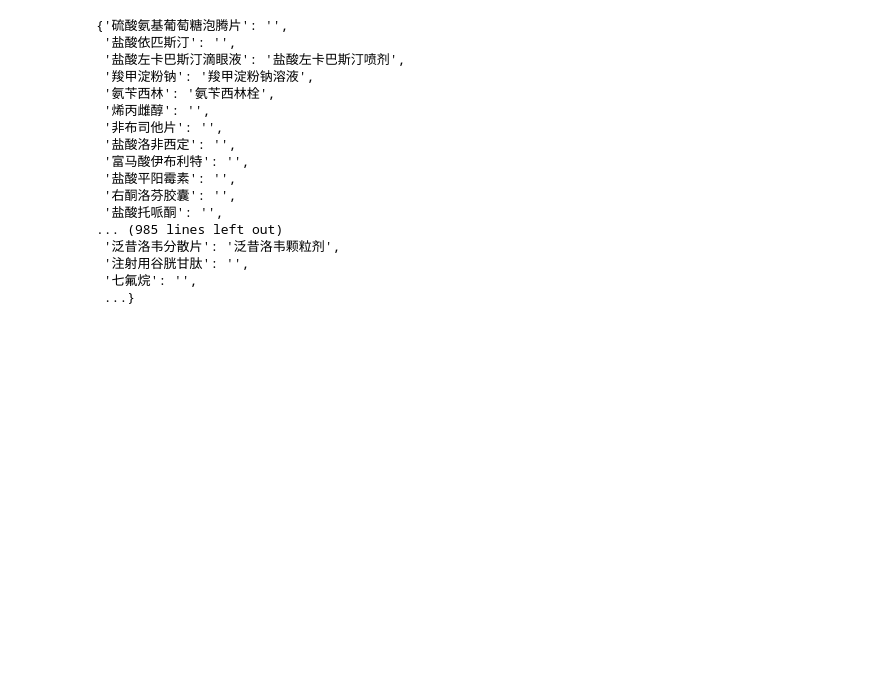
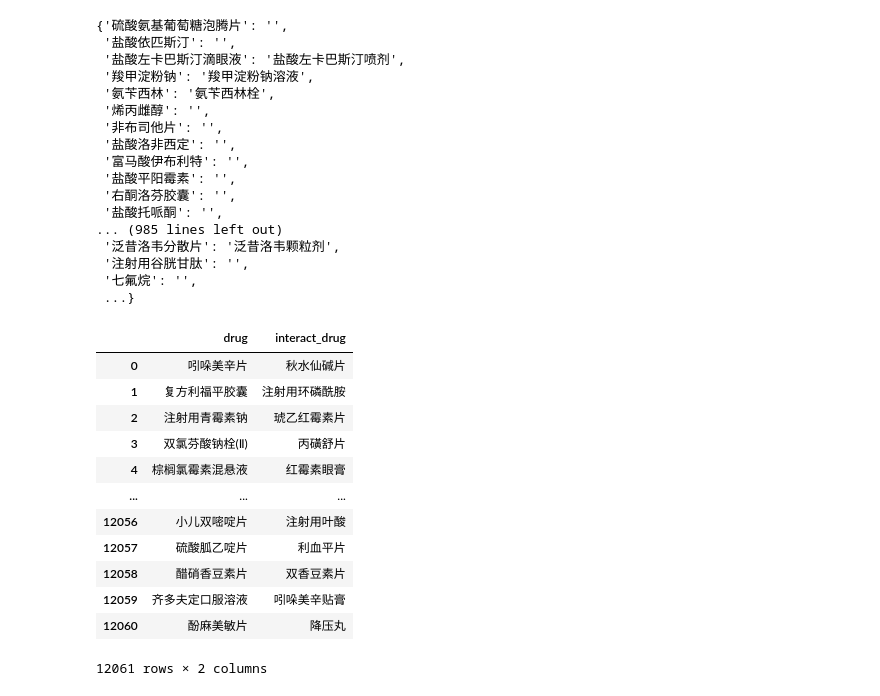
Before and after one commit to johncolezhang/drug-disease-graph, a Jupyter notebook: drug_disease_relation.ipynb, the cells around one changed output. Saved outputs shown, nothing was run; the diff lists cells and outputs as text; code cells hidden in the pictures; blank space fills up the shorter version.

Commit message:
Add interaction relations

```diff
--- a/drug_disease_relation.ipynb
+++ b/drug_disease_relation.ipynb
@@ -269,3 +269,40 @@ dc_match_dict
  '注射用谷胱甘肽': '',
  '七氟烷': '',
  ...}
+# %%
+drug_interaction_dict = {}
+drug_regex_dict = {}
+drug_regex = re.compile(
+    r"[喉片|素|口腔|崩解|肠溶|舌下|放射免疫分析药盒|眼用|凝胶|片|注射液|颗粒|滴剂|胶囊|散剂|贴片|凝胶|咀嚼|混悬液|乳剂|剂|膏|丸|口服|口服液|糖浆|咀嚼|泡腾|缓释|分散|滴眼液|溶液|粉雾剂|速释]"
+)
+for key, value in drug_dict.items():
+    drug_interaction_dict[key] = value["药物相互作用"]
+    drug_regex_dict[key] = key
+    drug_regex_dict[re.sub(drug_regex, "", key)] = key
+# %%
+drug_inter_list = []
+for drug, interaction in drug_interaction_dict.items():
+    drug_regex = drug_regex_dict[drug]
+    if interaction == "":
+        continue
+    for d in list(filter(lambda x: len(x) > 1 and x not in [drug, "和血", "降宁"] and x in interaction,
+                         drug_regex_dict.keys())):
+        drug_inter_list.append((drug, d, drug_regex_dict[d], interaction))
+# %%
+aa = list(set(map(lambda x: (x[0], x[2]),drug_inter_list)))
+
+pd.DataFrame(aa, columns=["drug", "interact_drug"])
+# %% [output]
+|  | drug | interact_drug |
+| 0 | 吲哚美辛片 | 秋水仙碱片 |
+| 1 | 复方利福平胶囊 | 注射用环磷酰胺 |
+| 2 | 注射用青霉素钠 | 琥乙红霉素片 |
+| 3 | 双氯芬酸钠栓(Ⅱ) | 丙磺舒片 |
+| 4 | 棕榈氯霉素混悬液 | 红霉素眼膏 |
+| ... | ... | ... |
+| 12056 | 小儿双嘧啶片 | 注射用叶酸 |
+| 12057 | 硫酸胍乙啶片 | 利血平片 |
+| 12058 | 醋硝香豆素片 | 双香豆素片 |
+| 12059 | 齐多夫定口服溶液 | 吲哚美辛贴膏 |
+| 12060 | 酚麻美敏片 | 降压丸 |
+12061 rows × 2 columns
```
Also changed, not shown: 3 other files.
